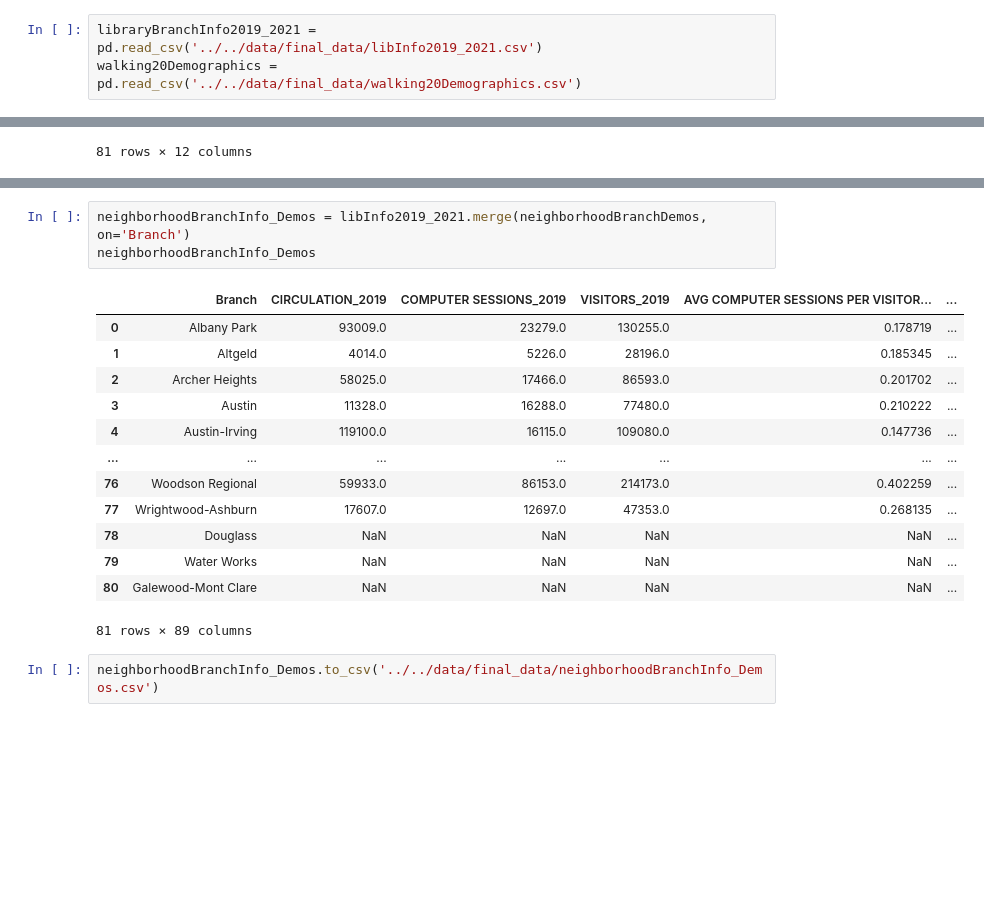
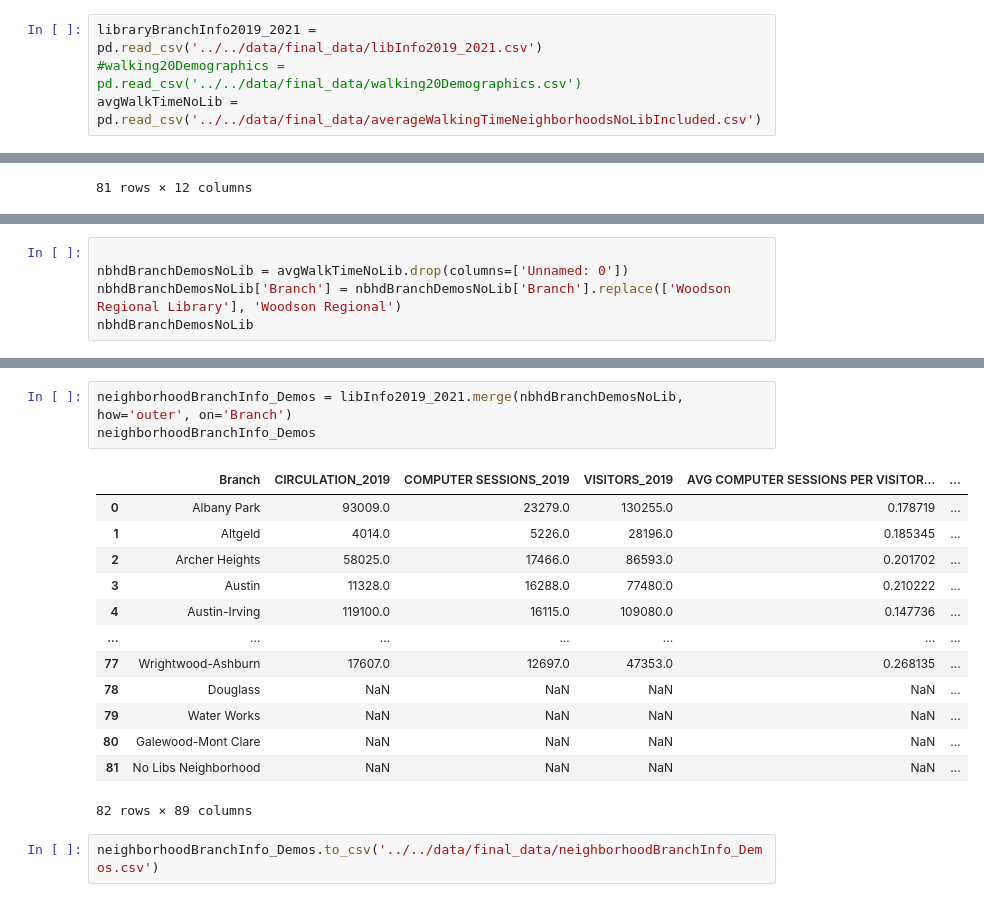
Before and after one commit to Rajvishah12/cpl_project, a Jupyter notebook: can-summer-2023/notebooks/CSV Compile for Library Info and Nbhs/mergeBranchInfo_BranchDemos.ipynb, the cells around one changed output, grey strips where cells are left out. Cells and saved outputs as stored; diff of their text form; blank space fills up the shorter version.

Commit message:
updated to include no library neighborhood row

```diff
--- a/can-summer-2023/notebooks/CSV Compile for Library Info and Nbhs/mergeBranchInfo_BranchDemos.ipynb
+++ b/can-summer-2023/notebooks/CSV Compile for Library Info and Nbhs/mergeBranchInfo_BranchDemos.ipynb
@@ -2,7 +2,8 @@
 import pandas as pd
 # %%
 libraryBranchInfo2019_2021 = pd.read_csv('../../data/final_data/libInfo2019_2021.csv')
-walking20Demographics = pd.read_csv('../../data/final_data/walking20Demographics.csv')
+#walking20Demographics = pd.read_csv('../../data/final_data/walking20Demographics.csv')
+avgWalkTimeNoLib = pd.read_csv('../../data/final_data/averageWalkingTimeNeighborhoodsNoLibIncluded.csv')
 # %%
 libInfo2019_2021 = libraryBranchInfo2019_2021.drop(columns=['Unnamed: 0']).rename(columns= {"BRANCH":"Branch"})
 libInfo2019_2021
@@ -40,0 +28,5 @@ neighborhoodBranchDemos
+# %%
+
+nbhdBranchDemosNoLib = avgWalkTimeNoLib.drop(columns=['Unnamed: 0'])
+nbhdBranchDemosNoLib['Branch'] = nbhdBranchDemosNoLib['Branch'].replace(['Woodson Regional Library'], 'Woodson Regional')
+nbhdBranchDemosNoLib
@@ -41,19 +47,19 @@ neighborhoodBranchDemos
 # %%
-neighborhoodBranchInfo_Demos = libInfo2019_2021.merge(neighborhoodBranchDemos, on='Branch')
+neighborhoodBranchInfo_Demos = libInfo2019_2021.merge(nbhdBranchDemosNoLib, how='outer', on='Branch')
 neighborhoodBranchInfo_Demos
 # %% [output]
 |  | Branch | CIRCULATION_2019 | COMPUTER SESSIONS_2019 | VISITORS_2019 | AVG COMPUTER SESSIONS PER VISITOR... | ... |
 | 0 | Albany Park | 93009.0 | 23279.0 | 130255.0 | 0.178719 | ... |
 | 1 | Altgeld | 4014.0 | 5226.0 | 28196.0 | 0.185345 | ... |
 | 2 | Archer Heights | 58025.0 | 17466.0 | 86593.0 | 0.201702 | ... |
 | 3 | Austin | 11328.0 | 16288.0 | 77480.0 | 0.210222 | ... |
 | 4 | Austin-Irving | 119100.0 | 16115.0 | 109080.0 | 0.147736 | ... |
 | ... | ... | ... | ... | ... | ... | ... |
-| 76 | Woodson Regional | 59933.0 | 86153.0 | 214173.0 | 0.402259 | ... |
 | 77 | Wrightwood-Ashburn | 17607.0 | 12697.0 | 47353.0 | 0.268135 | ... |
 | 78 | Douglass | NaN | NaN | NaN | NaN | ... |
 | 79 | Water Works | NaN | NaN | NaN | NaN | ... |
 | 80 | Galewood-Mont Clare | NaN | NaN | NaN | NaN | ... |
+| 81 | No Libs Neighborhood | NaN | NaN | NaN | NaN | ... |
-81 rows × 89 columns
+82 rows × 89 columns
 # %%
 neighborhoodBranchInfo_Demos.to_csv('../../data/final_data/neighborhoodBranchInfo_Demos.csv')
```
Also changed, not shown: parts of 2 cells of this notebook.
